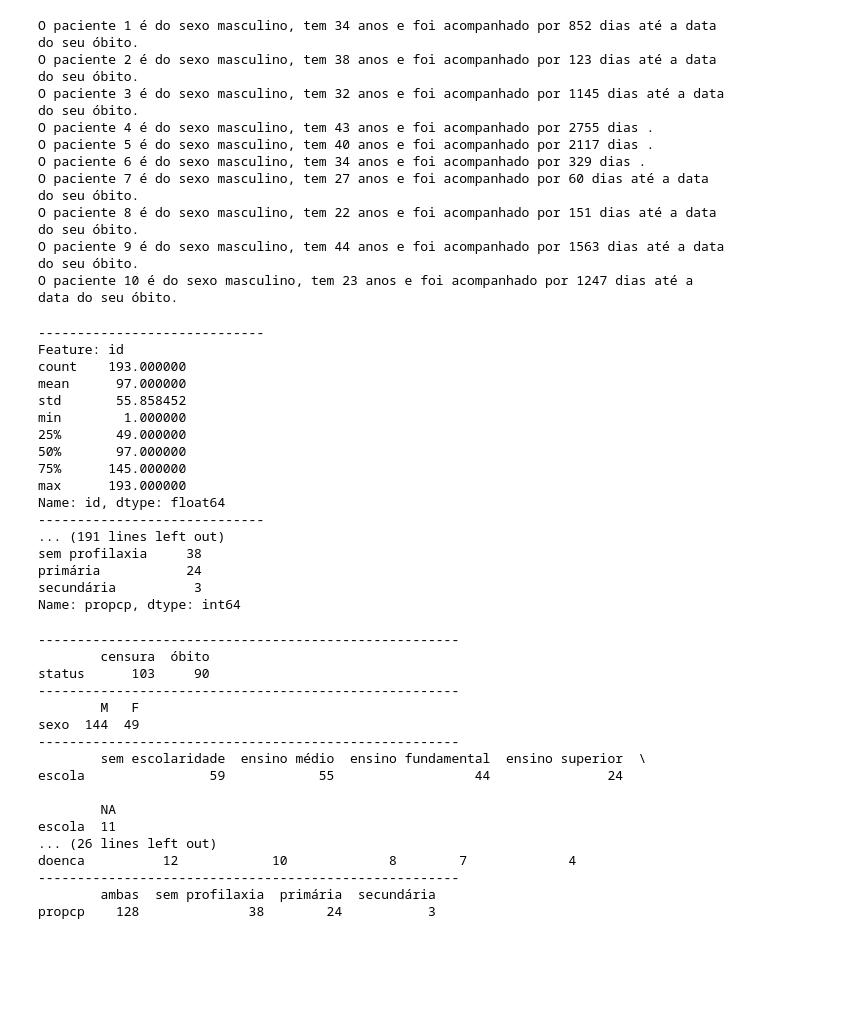
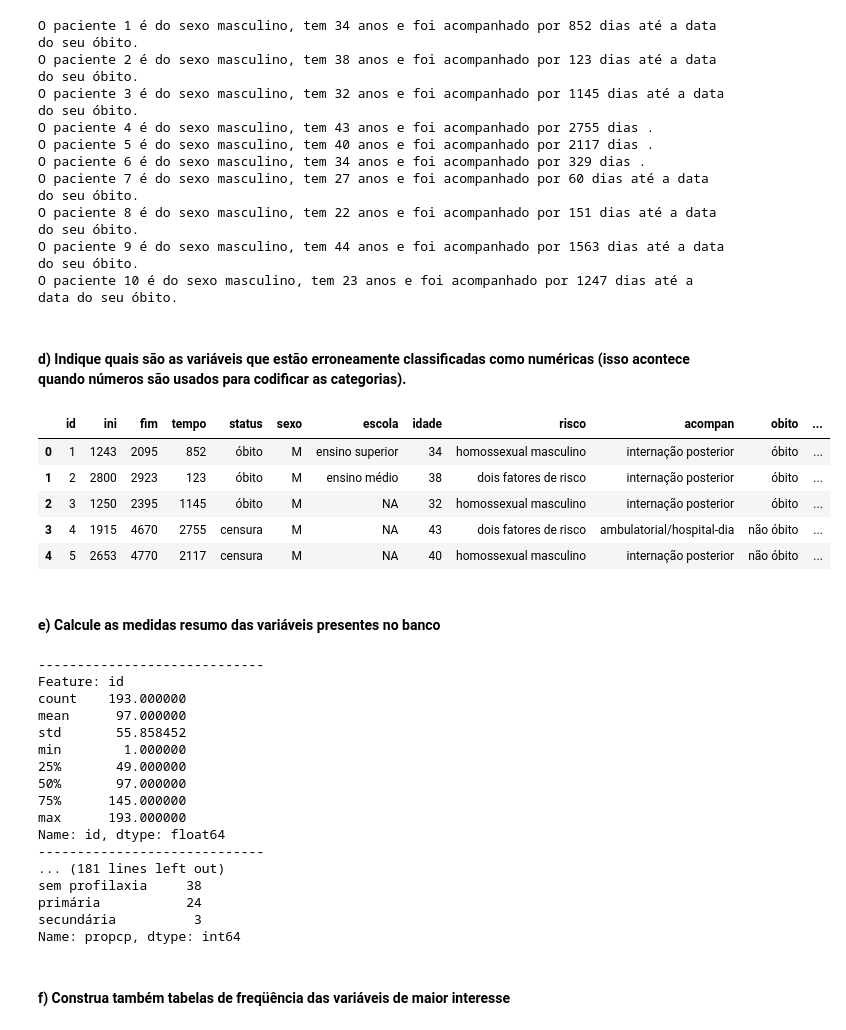
Before and after one commit to cbeluzo/dm017, a Jupyter notebook: Exercicios_Capitulo_02.ipynb, the cells around one changed output. Cells and saved outputs as stored; diff of their text form; code cells hidden in the pictures; blank space fills up the shorter version.

```diff
--- a/Exercicios_Capitulo_02.ipynb
+++ b/Exercicios_Capitulo_02.ipynb
@@ -725,42 +766,53 @@ O paciente 7 é do sexo masculino, tem 27 anos e foi acompanhado por 60 dias at
 O paciente 8 é do sexo masculino, tem 22 anos e foi acompanhado por 151 dias até a data do seu óbito.
 O paciente 9 é do sexo masculino, tem 44 anos e foi acompanhado por 1563 dias até a data do seu óbito.
 O paciente 10 é do sexo masculino, tem 23 anos e foi acompanhado por 1247 dias até a data do seu óbito.
+# %% [markdown]
+#### d) Indique quais são as variáveis que estão erroneamente classificadas como numéricas (isso acontece quando números são usados para codificar as categorias).
 # %%
-df = pd.read_csv('ipec.csv', sep=';')
+dfAux = df.copy()
 
 ipec_dict = {'status': {0:'censura',
                         1:'óbito'},
              'escola': {0:'sem escolaridade', 1:'ensino fundamental',
                         2:'ensino médio', 3:'ensino superior'},
              'risco': {0:'homossexual masculino', 1:'usuário de drogas injetáveis', 2:'transfusão',
                        3:'contato sexual com HIV+', 5:'hétero c/múltiplos parceiros', 6:'dois fatores de risco'},
              'acompan': {0:'ambulatorial/hospital-dia', 1:'internação posterior', 2:'internação imediata'},
              'tratam':  {0:'nenhum', 1:'mono', 2:'combinada', 3:'potente'},
              'doenca': {1:'pcp', 2:'pcp pulmonar', 3:'pcp disseminada', 4:'toxoplasmose', 5:'sarcoma',
                         7:'outra doença', 8:'candidíase', 9:'duas doenças', 10:'herpes', 99:'definido por cd4'},
              'propcp': {0:'sem profilaxia', 2:'primária', 3:'secundária', 4:'ambas'},
              'obito': {'S':'óbito', 'N':'não óbito', 'I':'ignorado'}
             }
 
-df.anotrat.replace({9:'NA'}, inplace=True)
-df.fillna('NA', inplace=True)
-df.replace(ipec_dict, inplace=True)
-df.head()
+dfAux.anotrat.replace({9:'NA'}, inplace=True)
+dfAux.fillna('NA', inplace=True)
+dfAux.replace(ipec_dict, inplace=True)
+dfAux.head()
+# %% [output]
+|  | id | ini | fim | tempo | status | sexo | escola | idade | risco | acompan | obito | ... |
+| 0 | 1 | 1243 | 2095 | 852 | óbito | M | ensino superior | 34 | homossexual masculino | internação posterior | óbito | ... |
+| 1 | 2 | 2800 | 2923 | 123 | óbito | M | ensino médio | 38 | dois fatores de risco | internação posterior | óbito | ... |
+| 2 | 3 | 1250 | 2395 | 1145 | óbito | M | NA | 32 | homossexual masculino | internação posterior | óbito | ... |
+| 3 | 4 | 1915 | 4670 | 2755 | censura | M | NA | 43 | dois fatores de risco | ambulatorial/hospital-dia | não óbito | ... |
+| 4 | 5 | 2653 | 4770 | 2117 | censura | M | NA | 40 | homossexual masculino | internação posterior | não óbito | ... |
+# %% [markdown]
+#### e) Calcule as medidas resumo das variáveis presentes no banco
 # %%
 from pandas.api.types import is_string_dtype
 from pandas.api.types import is_numeric_dtype
 
 for col in df.columns:
-    if is_string_dtype(df[col]):
+    if is_string_dtype(dfAux[col]):
         print('-----------------------------')
         print('Feature: %s' % col)
-        print(df[col].describe())
-        print('\n-- Counts')
-        print(df[col].value_counts())
+        print(dfAux[col].describe())
+        print('-- Counts')
+        print(dfAux[col].value_counts())
     else:
         print('-----------------------------')
         print('Feature: %s' % col)
-        print(df[col].describe())
+        print(dfAux[col].describe())
 # %% [output]
 -----------------------------
 Feature: id
@@ -774,31 +826,8 @@ min        1.000000
 max      193.000000
 Name: id, dtype: float64
 -----------------------------
-... (191 lines left out)
+... (181 lines left out)
 sem profilaxia     38
 primária           24
 secundária          3
 Name: propcp, dtype: int64
-# %%
-for col in df.columns:
-    if is_string_dtype(df[col]):
-        print('------------------------------------------------------')
-        print(pd.DataFrame(df[col].value_counts()).T)
-# %% [output]
-------------------------------------------------------
-        censura  óbito
-status      103     90
-------------------------------------------------------
-        M   F
-sexo  144  49
-------------------------------------------------------
-        sem escolaridade  ensino médio  ensino fundamental  ensino superior  \
-escola                59            55                  44               24
-
-        NA
-escola  11
-... (26 lines left out)
-doenca          12            10             8        7             4
-------------------------------------------------------
-        ambas  sem profilaxia  primária  secundária
-propcp    128              38        24           3
@@ -806,0 +834,2 @@ df[['id','escola','sexo']]
+# %% [markdown]
+#### f) Construa também tabelas de freqüência das variáveis de maior interesse
```
Also changed, not shown: parts of 40 cells of this notebook.
